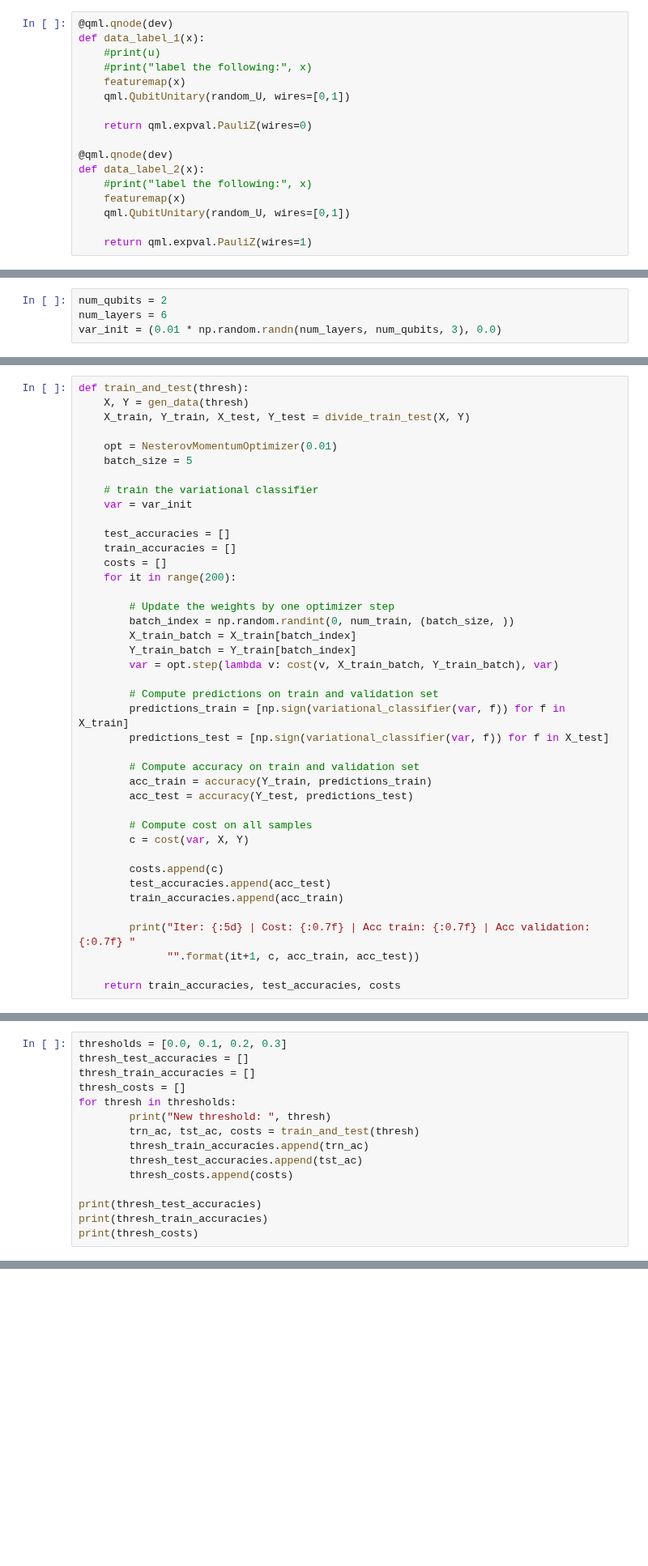
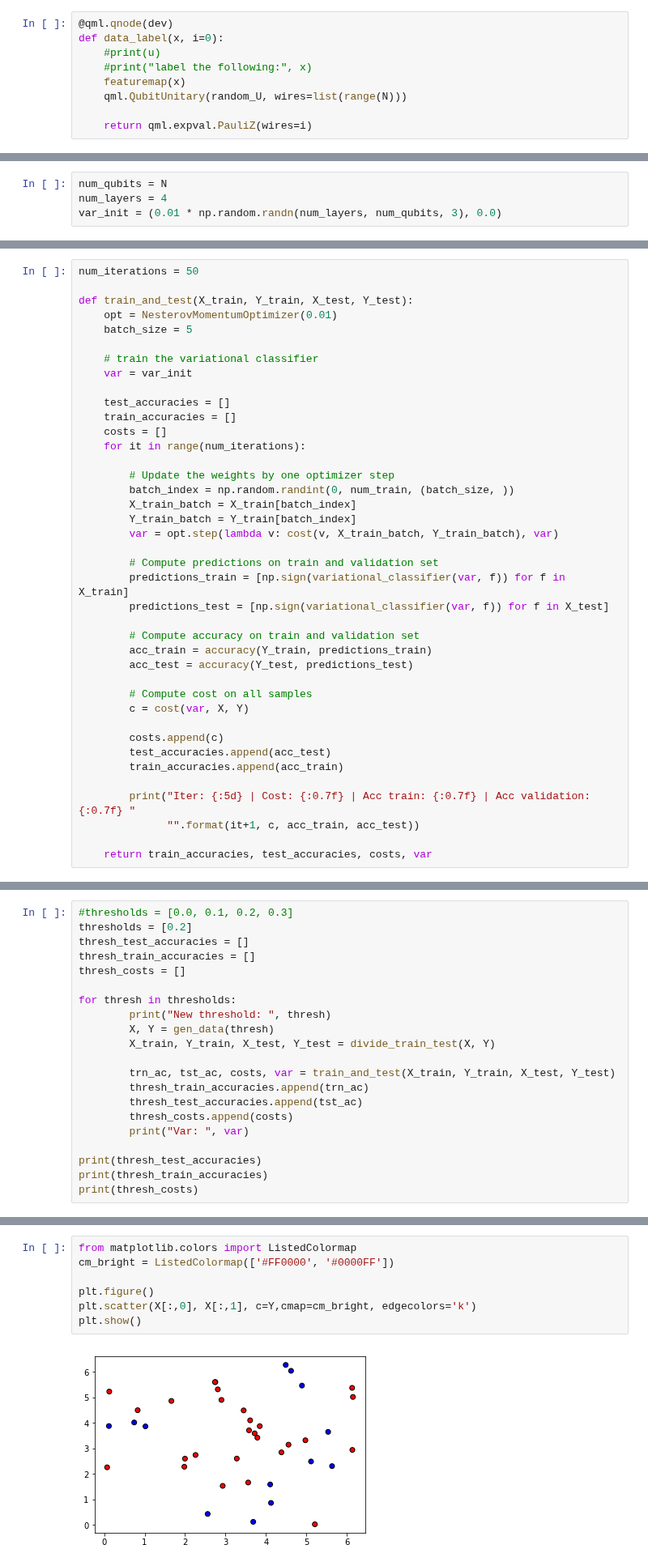
Before and after one commit to farice/Quantum-Supervised-Learning-with-Kernel-Methods, a Jupyter notebook: Shifted Bent Kernel.ipynb, the cells around one changed output, grey strips where cells are left out. Shown at 81% size. Saved outputs shown, nothing was run; the diff lists cells and outputs as text; blank space fills up the shorter version.

```diff
--- a/Shifted Bent Kernel.ipynb
+++ b/Shifted Bent Kernel.ipynb
@@ -142,21 +158,13 @@ We label classical data by
 If the absolute value of the expected parity is above a predetermined threshold, then we can use this point and label by sign. If not, then we continue generating more random samples.
 # %%
 @qml.qnode(dev)
-def data_label_1(x):
+def data_label(x, i=0):
     #print(u)
     #print("label the following:", x)
     featuremap(x)
-    qml.QubitUnitary(random_U, wires=[0,1])
+    qml.QubitUnitary(random_U, wires=list(range(N)))
 
-    return qml.expval.PauliZ(wires=0)
-
-@qml.qnode(dev)
-def data_label_2(x):
-    #print("label the following:", x)
-    featuremap(x)
-    qml.QubitUnitary(random_U, wires=[0,1])
-
-    return qml.expval.PauliZ(wires=1)
+    return qml.expval.PauliZ(wires=i)
 # %%
 def gen_data(thresh):
     #thresh = 0.3
@@ -216,18 +230,17 @@ def divide_train_test(X, Y):
 
     return X_train, Y_train, X_test, Y_test
 # %%
-num_qubits = 2
-num_layers = 6
+num_qubits = N
+num_layers = 4
 var_init = (0.01 * np.random.randn(num_layers, num_qubits, 3), 0.0)
 # %% [markdown]
 To learn the weights, we use a batch (size 5) momentum optimizer--Nesterov. We iterate 100 times for the specified dataset.
 
 As usual, we update our weights learning only from the training set. However, we evaluate across both datasets.
 # %%
-def train_and_test(thresh):
-    X, Y = gen_data(thresh)
-    X_train, Y_train, X_test, Y_test = divide_train_test(X, Y)
+num_iterations = 50
 
+def train_and_test(X_train, Y_train, X_test, Y_test):
     opt = NesterovMomentumOptimizer(0.01)
     batch_size = 5
 
@@ -237,7 +250,7 @@ def train_and_test(thresh):
     test_accuracies = []
     train_accuracies = []
     costs = []
-    for it in range(200):
+    for it in range(num_iterations):
 
         # Update the weights by one optimizer step
         batch_index = np.random.randint(0, num_train, (batch_size, ))
@@ -263,20 +276,26 @@ def train_and_test(thresh):
         print("Iter: {:5d} | Cost: {:0.7f} | Acc train: {:0.7f} | Acc validation: {:0.7f} "
               "".format(it+1, c, acc_train, acc_test))
 
-    return train_accuracies, test_accuracies, costs
+    return train_accuracies, test_accuracies, costs, var
 # %% [markdown]
 We experiment with various data thresholds to determine how robust this model truly is. Note that the same hidden SU(4) element is used throughout.
 # %%
-thresholds = [0.0, 0.1, 0.2, 0.3]
+#thresholds = [0.0, 0.1, 0.2, 0.3]
+thresholds = [0.2]
 thresh_test_accuracies = []
 thresh_train_accuracies = []
 thresh_costs = []
+
 for thresh in thresholds:
         print("New threshold: ", thresh)
-        trn_ac, tst_ac, costs = train_and_test(thresh)
+        X, Y = gen_data(thresh)
+        X_train, Y_train, X_test, Y_test = divide_train_test(X, Y)
+
+        trn_ac, tst_ac, costs, var = train_and_test(X_train, Y_train, X_test, Y_test)
         thresh_train_accuracies.append(trn_ac)
         thresh_test_accuracies.append(tst_ac)
         thresh_costs.append(costs)
+        print("Var: ", var)
 
 print(thresh_test_accuracies)
 print(thresh_train_accuracies)
@@ -301,0 +321,9 @@ Iter:   200 | Cost: 0.2095597 | Acc train: 0.9500000 | Acc validation: 1.0000000
+# %%
+from matplotlib.colors import ListedColormap
+cm_bright = ListedColormap(['#FF0000', '#0000FF'])
+
+plt.figure()
+plt.scatter(X[:,0], X[:,1], c=Y,cmap=cm_bright, edgecolors='k')
+plt.show()
+# %% [output]
+[figure, added]
```
Also changed, not shown: parts of 17 cells of this notebook, 7 other files.
